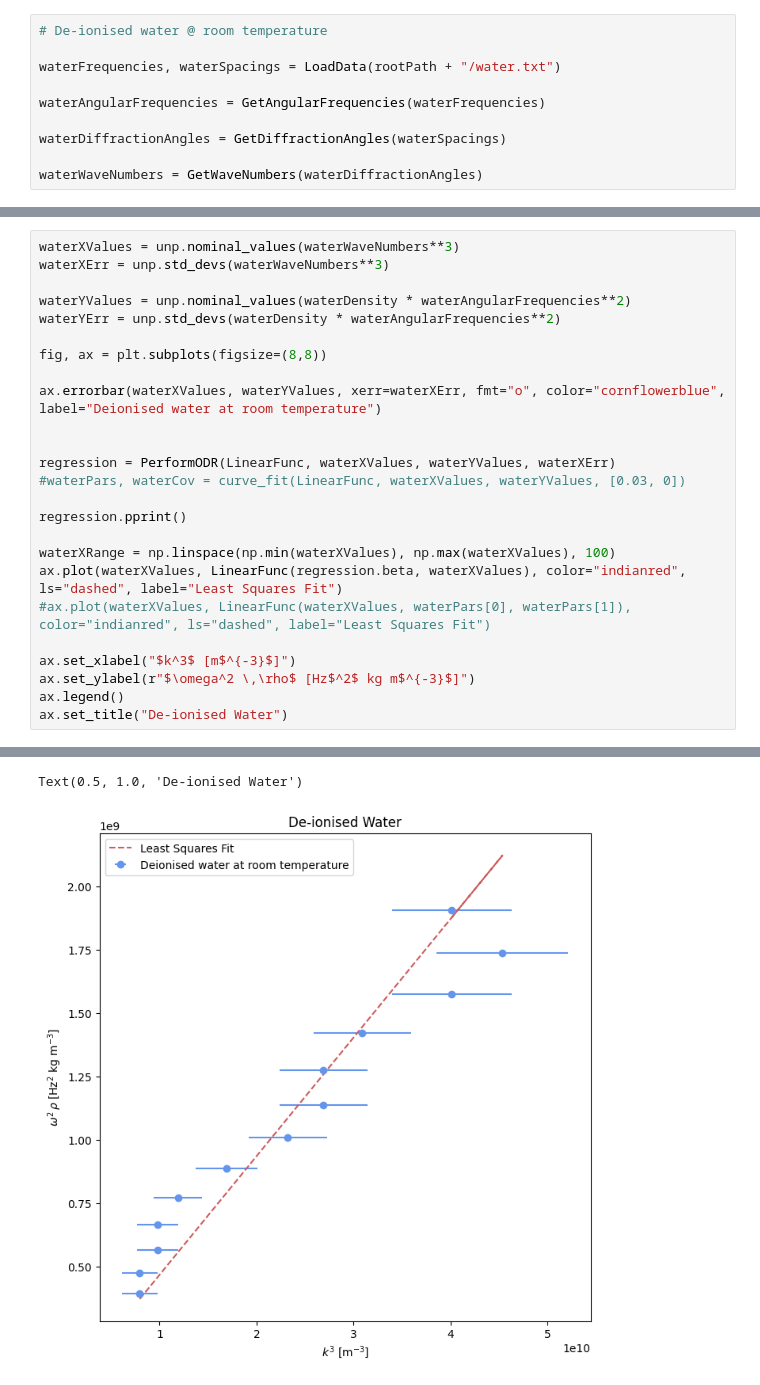
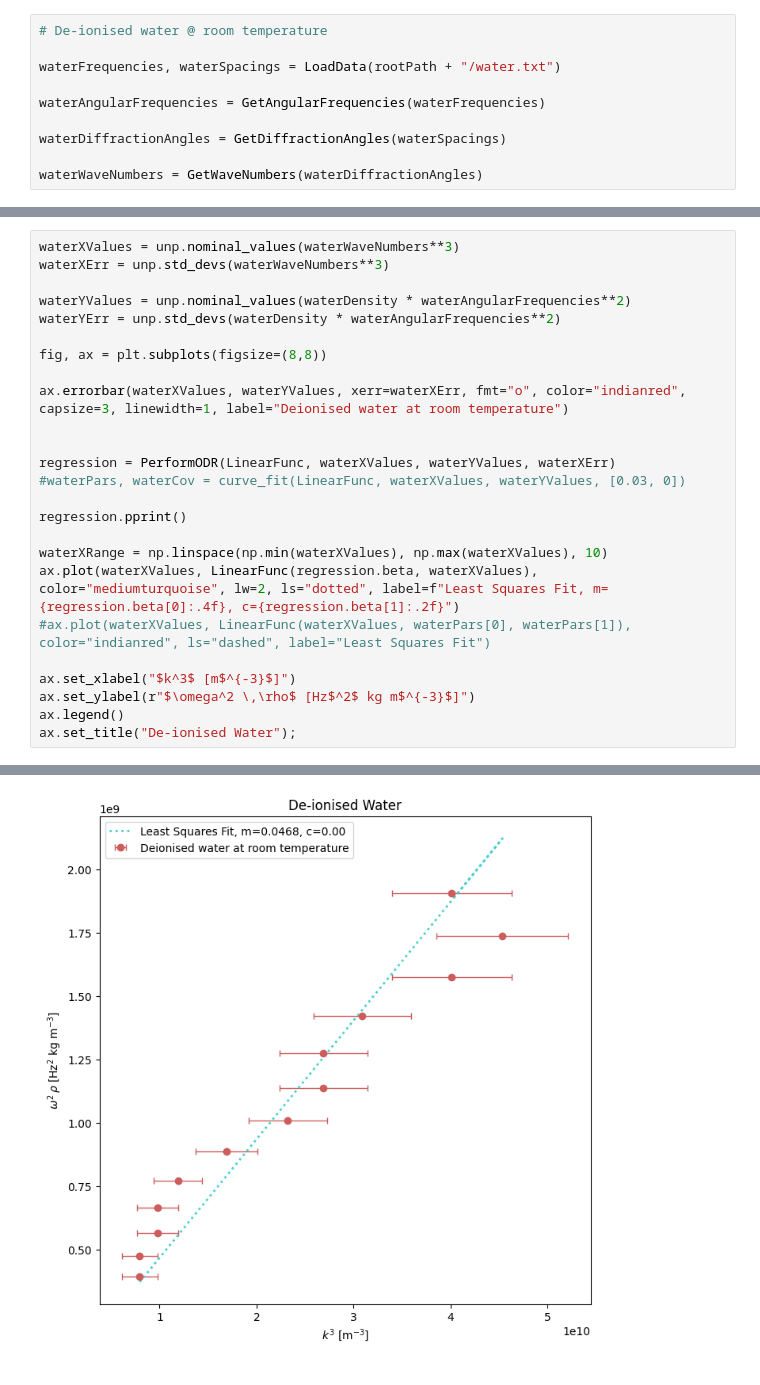
Before and after one commit to daraghhollman/UCD_4thYear_Labs, a Jupyter notebook: surfaceTension/python/Analysis.ipynb, the cells around one changed output, grey strips where cells are left out. Cells and saved outputs as stored; diff of their text form.

```diff
--- a/surfaceTension/python/Analysis.ipynb
+++ b/surfaceTension/python/Analysis.ipynb
@@ -83,36 +84,35 @@ def PerformODR(function, x, y, xErr):
 waterXValues = unp.nominal_values(waterWaveNumbers**3)
 waterXErr = unp.std_devs(waterWaveNumbers**3)
 
 waterYValues = unp.nominal_values(waterDensity * waterAngularFrequencies**2)
 waterYErr = unp.std_devs(waterDensity * waterAngularFrequencies**2)
 
 fig, ax = plt.subplots(figsize=(8,8))
 
-ax.errorbar(waterXValues, waterYValues, xerr=waterXErr, fmt="o", color="cornflowerblue", label="Deionised water at room temperature")
+ax.errorbar(waterXValues, waterYValues, xerr=waterXErr, fmt="o", color="indianred", capsize=3, linewidth=1, label="Deionised water at room temperature")
 
 
 regression = PerformODR(LinearFunc, waterXValues, waterYValues, waterXErr)
 #waterPars, waterCov = curve_fit(LinearFunc, waterXValues, waterYValues, [0.03, 0])
 
 regression.pprint()
 
-waterXRange = np.linspace(np.min(waterXValues), np.max(waterXValues), 100)
-ax.plot(waterXValues, LinearFunc(regression.beta, waterXValues), color="indianred", ls="dashed", label="Least Squares Fit")
+waterXRange = np.linspace(np.min(waterXValues), np.max(waterXValues), 10)
+ax.plot(waterXValues, LinearFunc(regression.beta, waterXValues), color="mediumturquoise", lw=2, ls="dotted", label=f"Least Squares Fit, m={regression.beta[0]:.4f}, c={regression.beta[1]:.2f}")
 #ax.plot(waterXValues, LinearFunc(waterXValues, waterPars[0], waterPars[1]), color="indianred", ls="dashed", label="Least Squares Fit")
 
 ax.set_xlabel("$k^3$ [m$^{-3}$]")
 ax.set_ylabel(r"$\omega^2 \,\rho$ [Hz$^2$ kg m$^{-3}$]")
 ax.legend()
-ax.set_title("De-ionised Water")
+ax.set_title("De-ionised Water");
 # %% [output]
 Beta: [0.04682018 0.        ]
 Beta Std Error: [0.00213984 0.        ]
 Beta Covariance: [[1.26825251e-15 0.00000000e+00]
  [0.00000000e+00 0.00000000e+00]]
 Residual Variance: 3610427349.0068936
 Inverse Condition #: 1.0
 Reason(s) for Halting:
   Problem is not full rank at solution
   Sum of squares convergence
-Text(0.5, 1.0, 'De-ionised Water')
-[figure, old version]
+[figure, new version]
```
Also changed, not shown: parts of 6 cells of this notebook, 1 other file.
